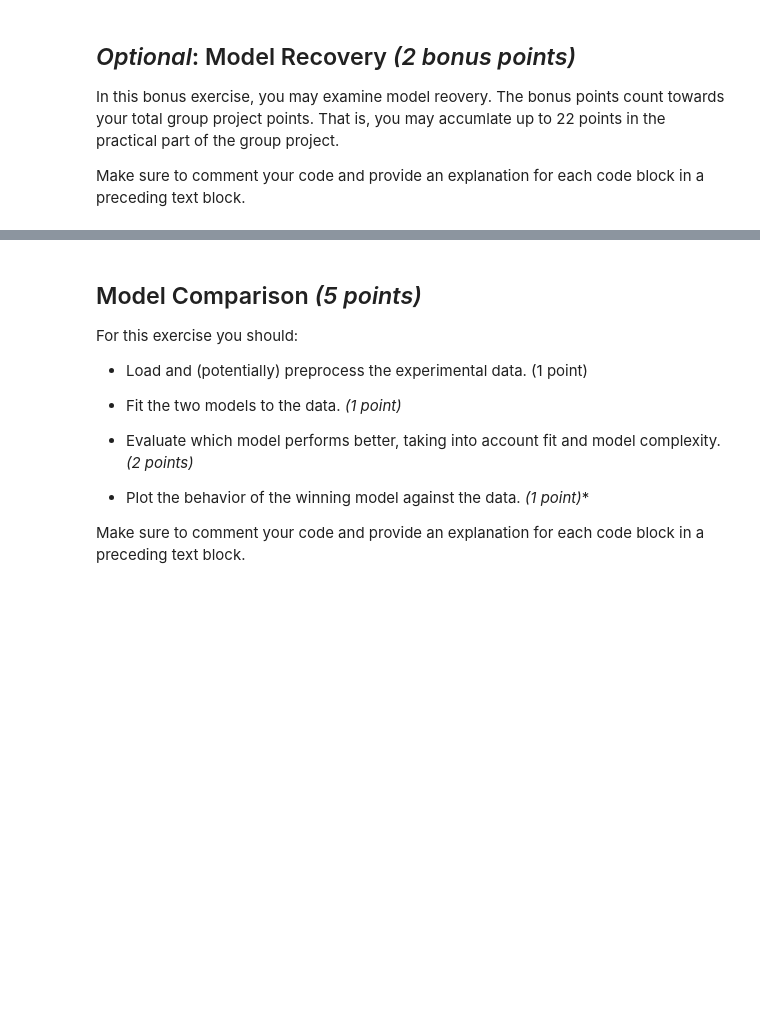
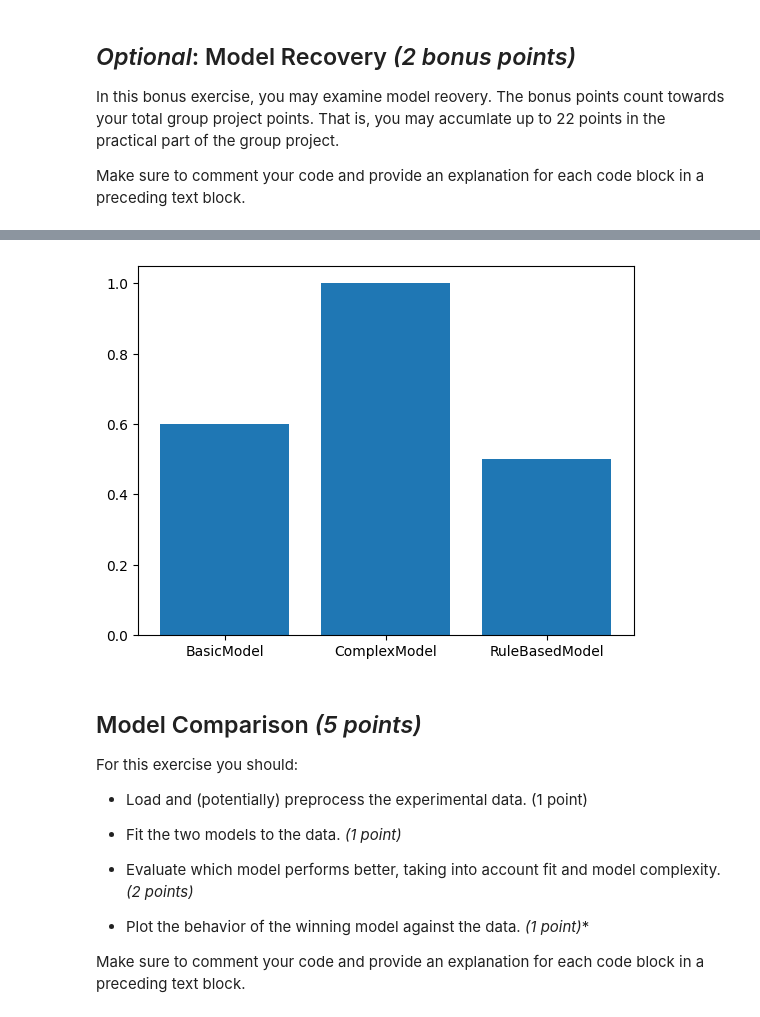
Before and after one commit to saurluca/bandit-modeling, a Jupyter notebook: main.ipynb, the cells around one changed output, grey strips where cells are left out. Cells and saved outputs as stored; diff of their text form; code cells hidden in the pictures; blank space fills up the shorter version.

```diff
--- a/main.ipynb
+++ b/main.ipynb
@@ -641,0 +922,39 @@ Make sure to comment your code and provide an explanation for each code block in
+# %%
+# meta parameters
+probs = [0.8, 0.2]
+total_trials = 100
+trial_probaility_change = 50
+num_samples = 10
+
+
+# model parameter ranges
+learning_rate_range = [0.01, 0.8]
+beta_range = [0.5, 5]
+curiosity_range = [0.0, 0.8]
+loss_threshold_range = [1, 5]
+
+# set seed for reproducibility
+# np.random.seed(42)
+
+# model parameter spaces
+param_space = {
+    "learning_rate": create_param_space(learning_rate_range, 10),
+    "beta": create_param_space(beta_range, 10),
+    "curiosity": create_param_space(curiosity_range, 10),
+    "loss_threshold": create_param_space(loss_threshold_range, 5),
+}
+
+# generate surrogate data for the parameter recovery
+surrogate_data = generate_surrogate_data(probs, total_trials, trial_probaility_change)
+
+results = test_model_recovery_multiple(surrogate_data, param_space, num_samples=num_samples)
+
+# plot the results
+plt.bar(results.keys(), results.values())
+plt.show()
+
+# now transforming results to percentages
+for key, value in results.items():
+    results[key] = value / num_samples
+
+print(f"Results: {results}")
@@ -642,3 +979,11 @@ Make sure to comment your code and provide an explanation for each code block in
+# %%
+# plot the results
+plt.bar(results.keys(), results.values())
+plt.show()
+
+# this shows the percentage of times the model was correctly identified
+# %% [output]
+[figure, added]
 # %% [markdown]
 ## Model Comparison *(5 points)*
 
```
Also changed, not shown: parts of 17 cells of this notebook, 3 other files.
